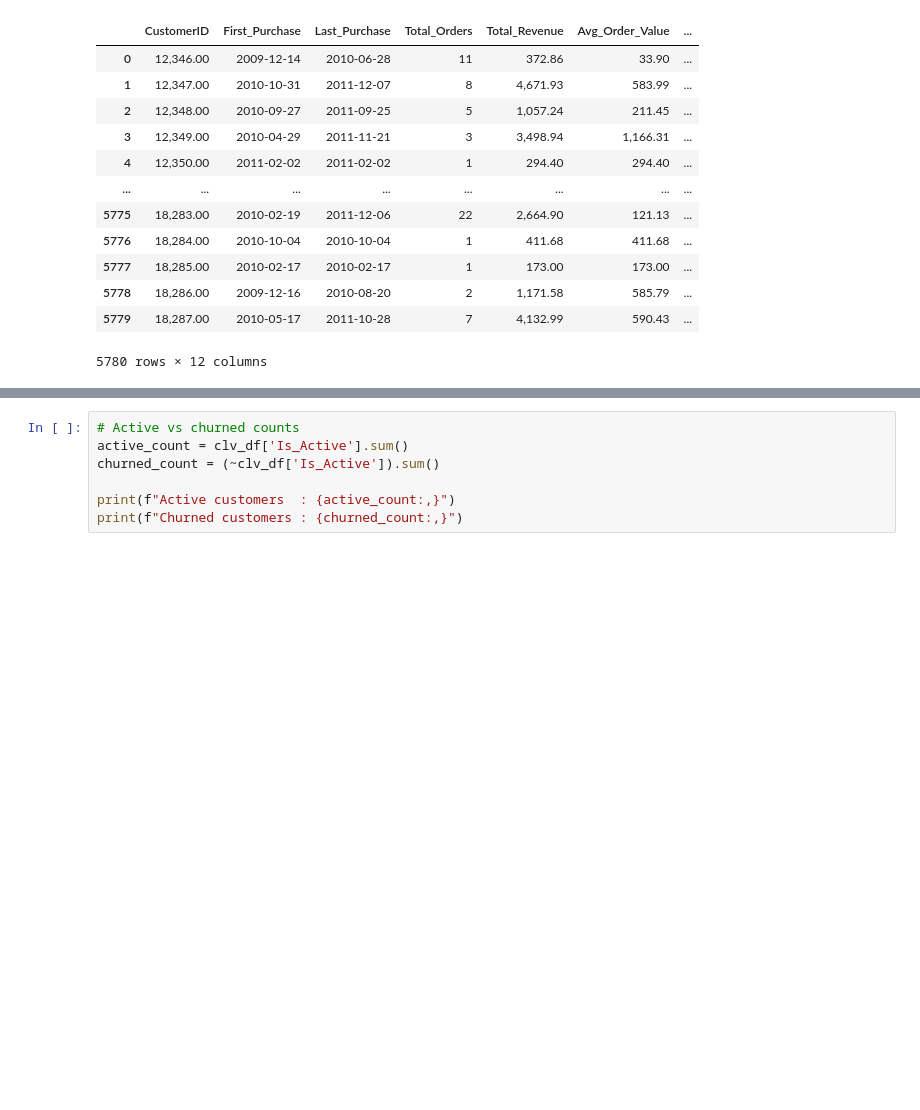
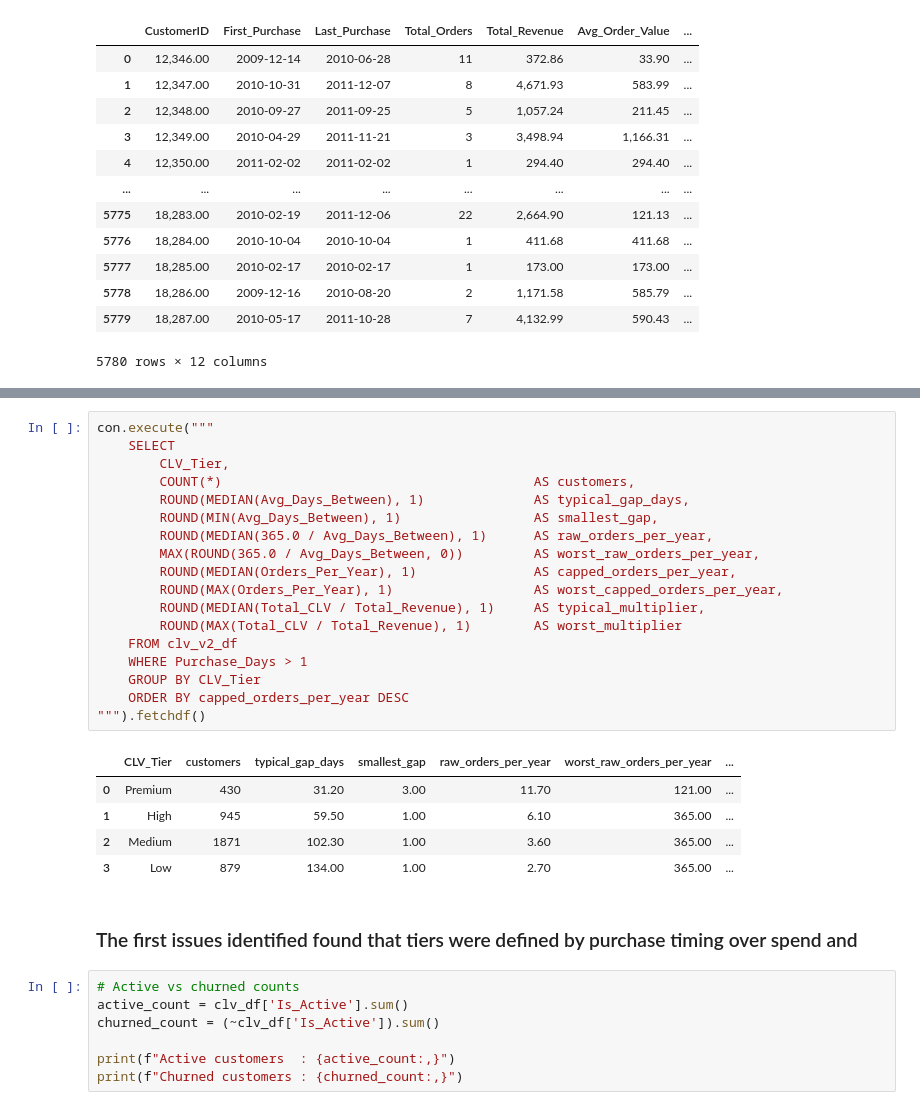
Before and after one commit to Hahm7/online_retail_analysis, a Jupyter notebook: notebooks/analysis.ipynb, the cells around one changed output, grey strips where cells are left out. Drawn from its saved outputs; the diff is of its cells as text; blank space fills up the shorter version.

```diff
--- a/notebooks/analysis.ipynb
+++ b/notebooks/analysis.ipynb
@@ -661,3 +835,29 @@ clv_df
+# %%
+con.execute("""
+    SELECT
+        CLV_Tier,
+        COUNT(*)                                        AS customers,
+        ROUND(MEDIAN(Avg_Days_Between), 1)              AS typical_gap_days,
+        ROUND(MIN(Avg_Days_Between), 1)                 AS smallest_gap,
+        ROUND(MEDIAN(365.0 / Avg_Days_Between), 1)      AS raw_orders_per_year,
+        MAX(ROUND(365.0 / Avg_Days_Between, 0))         AS worst_raw_orders_per_year,
+        ROUND(MEDIAN(Orders_Per_Year), 1)               AS capped_orders_per_year,
+        ROUND(MAX(Orders_Per_Year), 1)                  AS worst_capped_orders_per_year,
+        ROUND(MEDIAN(Total_CLV / Total_Revenue), 1)     AS typical_multiplier,
+        ROUND(MAX(Total_CLV / Total_Revenue), 1)        AS worst_multiplier
+    FROM clv_v2_df
+    WHERE Purchase_Days > 1
+    GROUP BY CLV_Tier
+    ORDER BY capped_orders_per_year DESC
+""").fetchdf()
+# %% [output]
+|  | CLV_Tier | customers | typical_gap_days | smallest_gap | raw_orders_per_year | worst_raw_orders_per_year | ... |
+| 0 | Premium | 430 | 31.20 | 3.00 | 11.70 | 121.00 | ... |
+| 1 | High | 945 | 59.50 | 1.00 | 6.10 | 365.00 | ... |
+| 2 | Medium | 1871 | 102.30 | 1.00 | 3.60 | 365.00 | ... |
+| 3 | Low | 879 | 134.00 | 1.00 | 2.70 | 365.00 | ... |
+# %% [markdown]
+### The first issues identified found that tiers were defined by purchase timing over spend and
 # %%
 # Active vs churned counts
 active_count = clv_df['Is_Active'].sum()
```
Also changed, not shown: parts of 16 cells of this notebook, 1 other file.
